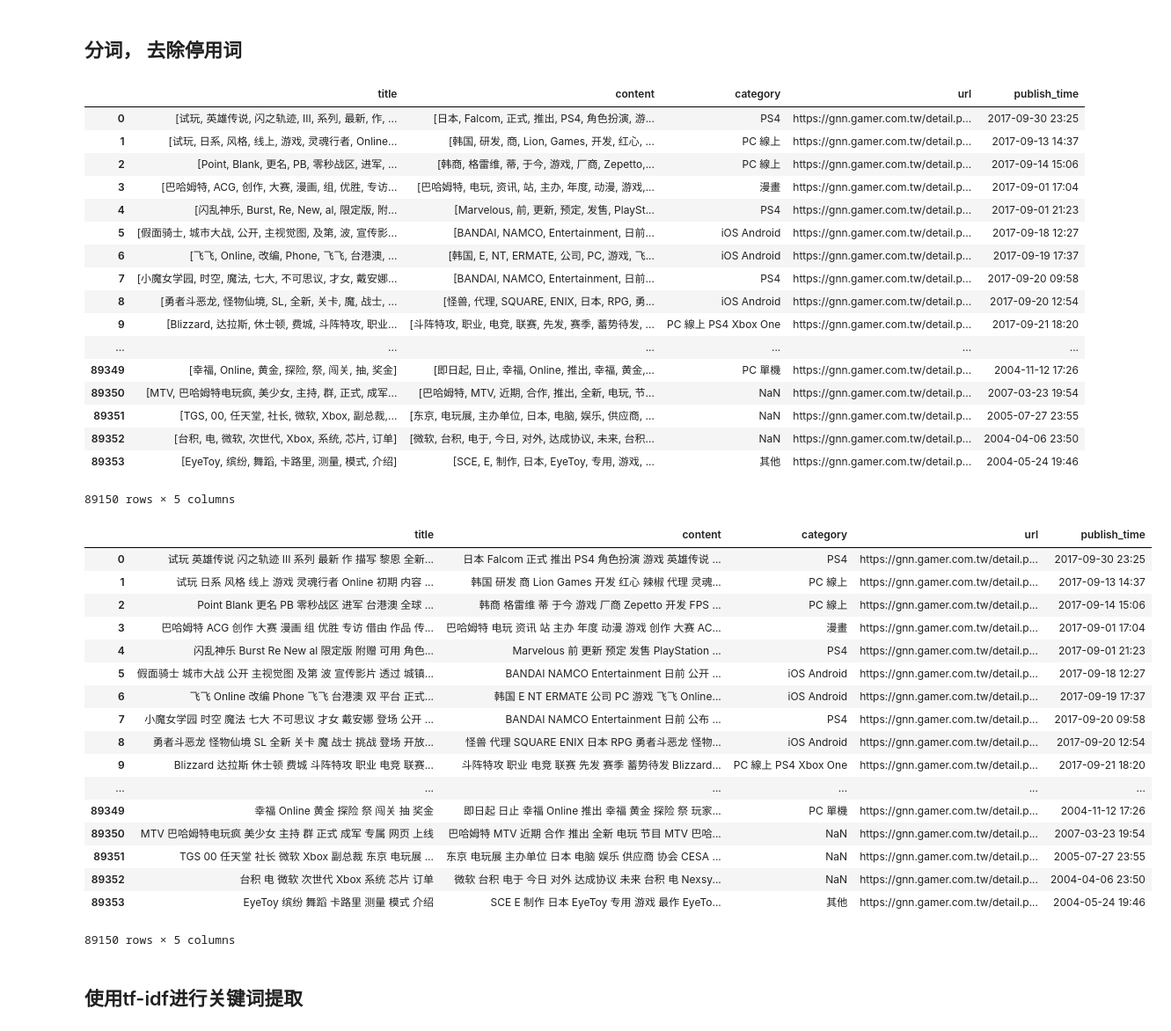
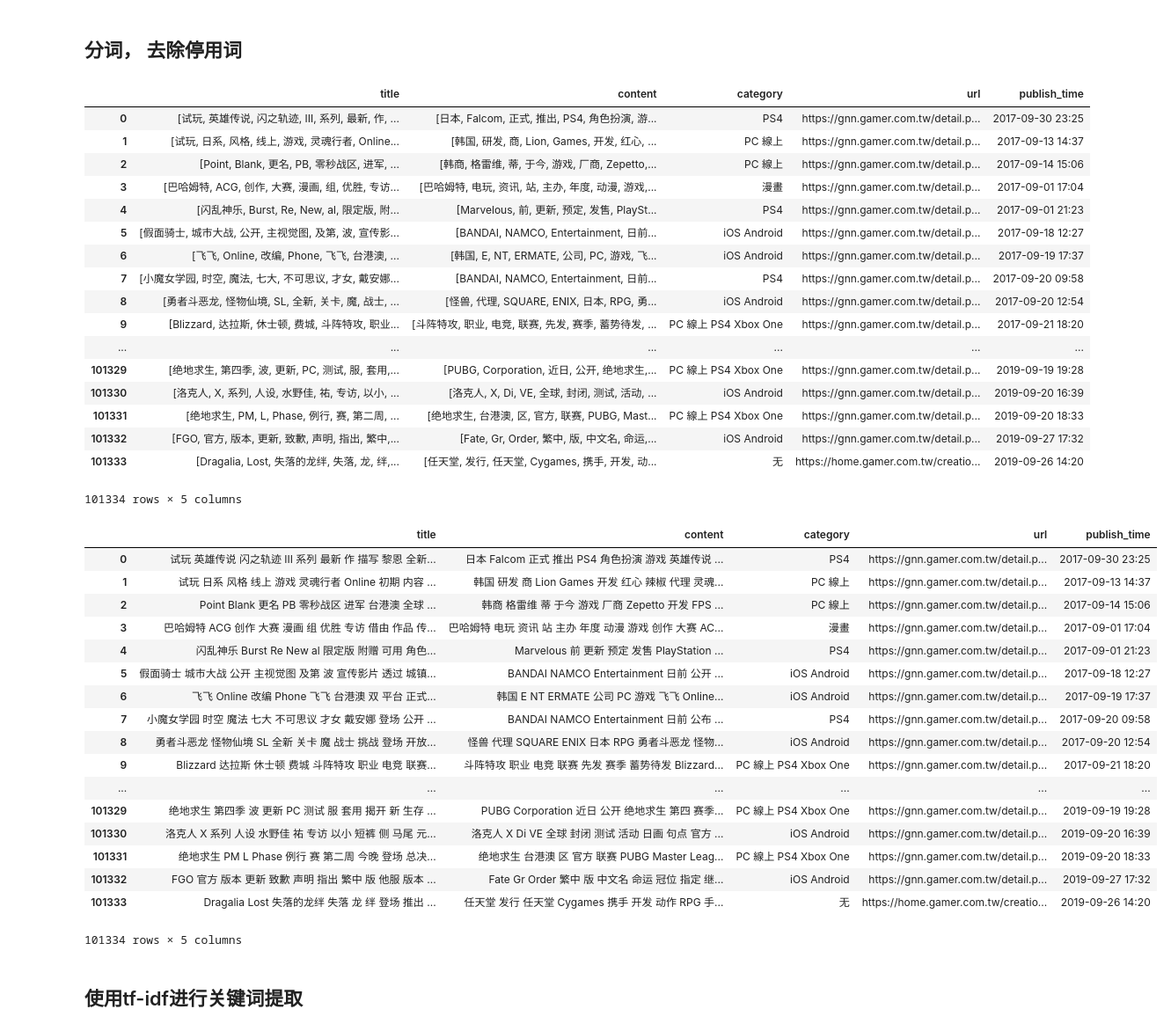
Before and after one commit to game-news/analysis, a Jupyter notebook: gnn_analysis.ipynb, the cells around one changed output. Shown at 88% size. Saved outputs shown, nothing was run; the diff lists cells and outputs as text; code cells hidden in the pictures.

```diff
--- a/gnn_analysis.ipynb
+++ b/gnn_analysis.ipynb
@@ -41,7 +78,7 @@ from sklearn.cluster import KMeans
 # %% [markdown]
 ## 读取并对数据进行初步处理
 # %%
-data = pd.read_csv('~/mnt/gamenews_data/gnn_game.csv', index_col=0)
+data = pd.read_csv('~/mnt/gamenews_data/news_article_202002291304.csv', index_col=0)
 data = data[pd.notnull(data.content)]
 data
 # %% [output]
@@ -74,20 +112,20 @@ publish_time    89150
 dtype: int64
 # %%
 # # 去除文本冗余部分
-# data.content = data.content.str.replace(r'【.*?】', '')
-# data.content = data.content.str.replace('\u3000', '')
-# data.content = data.content.str.replace('\n', '')
-# data.content = data.content.str.replace('\r', '')
-# data.content = data.content.str.replace('\xa0', '')
-# data.content = data.content.str.replace('-', '')
-# data.content = data.content.str.replace('17173新闻采访部', '')
-# data.content = data.content.str.replace(r'/[a-zA-Z]*[:\//\]*[A-Za-z0-9\-_]+\.+[A-Za-z0-9\.\/%&=\?\-_]+/i', '')
-# data.content = data.content.str.strip()
-# data.content = data.content.map(lambda x: convert(str(x), 'zh-cn'))  # 将内容进行简繁体字转换
-# data.title = data.title.map(lambda x: convert(str(x), 'zh-cn')) # 将标题进行简繁体字转换
-# data.to_csv('~/mnt/gamenews_data/temp1.csv')
+data.content = data.content.str.replace(r'【.*?】', '')
+data.content = data.content.str.replace('\u3000', '')
+data.content = data.content.str.replace('\n', '')
+data.content = data.content.str.replace('\r', '')
+data.content = data.content.str.replace('\xa0', '')
+data.content = data.content.str.replace('-', '')
+data.content = data.content.str.replace('17173新闻采访部', '')
+data.content = data.content.str.replace(r'/[a-zA-Z]*[:\//\]*[A-Za-z0-9\-_]+\.+[A-Za-z0-9\.\/%&=\?\-_]+/i', '')
+data.content = data.content.str.strip()
+data.content = data.content.map(lambda x: convert(str(x), 'zh-cn'))  # 将内容进行简繁体字转换
+data.title = data.title.map(lambda x: convert(str(x), 'zh-cn')) # 将标题进行简繁体字转换
+data.to_csv('~/mnt/gamenews_data/temp1.csv')
 
-data = pd.read_csv('~/mnt/gamenews_data/temp1.csv', index_col=0)
+# data = pd.read_csv('~/mnt/gamenews_data/temp1.csv', index_col=0)
 data
 # %% [output]
 |  | title | content | category | url | publish_time |
@@ -213,40 +258,40 @@ cut_words
 | 8 | [勇者斗恶龙, 怪物仙境, SL, 全新, 关卡, 魔, 战士, ... | [怪兽, 代理, SQUARE, ENIX, 日本, RPG, 勇... | iOS Android | https://gnn.gamer.com.tw/detail.p... | 2017-09-20 12:54 |
 | 9 | [Blizzard, 达拉斯, 休士顿, 费城, 斗阵特攻, 职业... | [斗阵特攻, 职业, 电竞, 联赛, 先发, 赛季, 蓄势待发, ... | PC 線上 PS4 Xbox One | https://gnn.gamer.com.tw/detail.p... | 2017-09-21 18:20 |
 | ... | ... | ... | ... | ... | ... |
-| 89349 | [幸福, Online, 黄金, 探险, 祭, 闯关, 抽, 奖金] | [即日起, 日止, 幸福, Online, 推出, 幸福, 黄金,... | PC 單機 | https://gnn.gamer.com.tw/detail.p... | 2004-11-12 17:26 |
-| 89350 | [MTV, 巴哈姆特电玩疯, 美少女, 主持, 群, 正式, 成军... | [巴哈姆特, MTV, 近期, 合作, 推出, 全新, 电玩, 节... | NaN | https://gnn.gamer.com.tw/detail.p... | 2007-03-23 19:54 |
-| 89351 | [TGS, 00, 任天堂, 社长, 微软, Xbox, 副总裁,... | [东京, 电玩展, 主办单位, 日本, 电脑, 娱乐, 供应商, ... | NaN | https://gnn.gamer.com.tw/detail.p... | 2005-07-27 23:55 |
-| 89352 | [台积, 电, 微软, 次世代, Xbox, 系统, 芯片, 订单] | [微软, 台积, 电于, 今日, 对外, 达成协议, 未来, 台积... | NaN | https://gnn.gamer.com.tw/detail.p... | 2004-04-06 23:50 |
-| 89353 | [EyeToy, 缤纷, 舞蹈, 卡路里, 测量, 模式, 介绍] | [SCE, E, 制作, 日本, EyeToy, 专用, 游戏, ... | 其他 | https://gnn.gamer.com.tw/detail.p... | 2004-05-24 19:46 |
+| 101329 | [绝地求生, 第四季, 波, 更新, PC, 测试, 服, 套用,... | [PUBG, Corporation, 近日, 公开, 绝地求生,... | PC 線上 PS4 Xbox One | https://gnn.gamer.com.tw/detail.p... | 2019-09-19 19:28 |
+| 101330 | [洛克人, X, 系列, 人设, 水野佳, 祐, 专访, 以小, ... | [洛克人, X, Di, VE, 全球, 封闭, 测试, 活动, ... | iOS Android | https://gnn.gamer.com.tw/detail.p... | 2019-09-20 16:39 |
+| 101331 | [绝地求生, PM, L, Phase, 例行, 赛, 第二周, ... | [绝地求生, 台港澳, 区, 官方, 联赛, PUBG, Mast... | PC 線上 PS4 Xbox One | https://gnn.gamer.com.tw/detail.p... | 2019-09-20 18:33 |
+| 101332 | [FGO, 官方, 版本, 更新, 致歉, 声明, 指出, 繁中,... | [Fate, Gr, Order, 繁中, 版, 中文名, 命运,... | iOS Android | https://gnn.gamer.com.tw/detail.p... | 2019-09-27 17:32 |
+| 101333 | [Dragalia, Lost, 失落的龙绊, 失落, 龙, 绊,... | [任天堂, 发行, 任天堂, Cygames, 携手, 开发, 动... | 无 | https://home.gamer.com.tw/creatio... | 2019-09-26 14:20 |
-89150 rows × 5 columns
+101334 rows × 5 columns
 # %%
-# cut_words_str = cut_words.copy()
-# cut_words_str['content'] = cut_words_str['content'].map(lambda x: ' '.join(x))
-# cut_words_str['title'] = cut_words_str['title'].map(lambda x: ' '.join(x))
-# cut_words_str.to_csv('~/mnt/gamenews_data/cut_words_str.csv')
+cut_words_str = cut_words.copy()
+cut_words_str['content'] = cut_words_str['content'].map(lambda x: ' '.join(x))
+cut_words_str['title'] = cut_words_str['title'].map(lambda x: ' '.join(x))
+cut_words_str.to_csv('~/mnt/gamenews_data/cut_words_str.csv')
 
 cut_words_str = pd.read_csv('~/mnt/gamenews_data/cut_words_str.csv', index_col=0)
 cut_words_str['content'] = cut_words_str['content'].astype(str)
 cut_words_str
 # %% [output]
 |  | title | content | category | url | publish_time |
 | 0 | 试玩 英雄传说 闪之轨迹 III 系列 最新 作 描写 黎恩 全新... | 日本 Falcom 正式 推出 PS4 角色扮演 游戏 英雄传说 ... | PS4 | https://gnn.gamer.com.tw/detail.p... | 2017-09-30 23:25 |
 | 1 | 试玩 日系 风格 线上 游戏 灵魂行者 Online 初期 内容 ... | 韩国 研发 商 Lion Games 开发 红心 辣椒 代理 灵魂... | PC 線上 | https://gnn.gamer.com.tw/detail.p... | 2017-09-13 14:37 |
 | 2 | Point Blank 更名 PB 零秒战区 进军 台港澳 全球 ... | 韩商 格雷维 蒂 于今 游戏 厂商 Zepetto 开发 FPS ... | PC 線上 | https://gnn.gamer.com.tw/detail.p... | 2017-09-14 15:06 |
 | 3 | 巴哈姆特 ACG 创作 大赛 漫画 组 优胜 专访 借由 作品 传... | 巴哈姆特 电玩 资讯 站 主办 年度 动漫 游戏 创作 大赛 AC... | 漫畫 | https://gnn.gamer.com.tw/detail.p... | 2017-09-01 17:04 |
 | 4 | 闪乱神乐 Burst Re New al 限定版 附赠 可用 角色... | Marvelous 前 更新 预定 发售 PlayStation ... | PS4 | https://gnn.gamer.com.tw/detail.p... | 2017-09-01 21:23 |
 | 5 | 假面骑士 城市大战 公开 主视觉图 及第 波 宣传影片 透过 城镇... | BANDAI NAMCO Entertainment 日前 公开 ... | iOS Android | https://gnn.gamer.com.tw/detail.p... | 2017-09-18 12:27 |
 | 6 | 飞飞 Online 改编 Phone 飞飞 台港澳 双 平台 正式... | 韩国 E NT ERMATE 公司 PC 游戏 飞飞 Online... | iOS Android | https://gnn.gamer.com.tw/detail.p... | 2017-09-19 17:37 |
 | 7 | 小魔女学园 时空 魔法 七大 不可思议 才女 戴安娜 登场 公开 ... | BANDAI NAMCO Entertainment 日前 公布 ... | PS4 | https://gnn.gamer.com.tw/detail.p... | 2017-09-20 09:58 |
 | 8 | 勇者斗恶龙 怪物仙境 SL 全新 关卡 魔 战士 挑战 登场 开放... | 怪兽 代理 SQUARE ENIX 日本 RPG 勇者斗恶龙 怪物... | iOS Android | https://gnn.gamer.com.tw/detail.p... | 2017-09-20 12:54 |
 | 9 | Blizzard 达拉斯 休士顿 费城 斗阵特攻 职业 电竞 联赛... | 斗阵特攻 职业 电竞 联赛 先发 赛季 蓄势待发 Blizzard... | PC 線上 PS4 Xbox One | https://gnn.gamer.com.tw/detail.p... | 2017-09-21 18:20 |
 | ... | ... | ... | ... | ... | ... |
-| 89349 | 幸福 Online 黄金 探险 祭 闯关 抽 奖金 | 即日起 日止 幸福 Online 推出 幸福 黄金 探险 祭 玩家... | PC 單機 | https://gnn.gamer.com.tw/detail.p... | 2004-11-12 17:26 |
-| 89350 | MTV 巴哈姆特电玩疯 美少女 主持 群 正式 成军 专属 网页 上线 | 巴哈姆特 MTV 近期 合作 推出 全新 电玩 节目 MTV 巴哈... | NaN | https://gnn.gamer.com.tw/detail.p... | 2007-03-23 19:54 |
-| 89351 | TGS 00 任天堂 社长 微软 Xbox 副总裁 东京 电玩展 ... | 东京 电玩展 主办单位 日本 电脑 娱乐 供应商 协会 CESA ... | NaN | https://gnn.gamer.com.tw/detail.p... | 2005-07-27 23:55 |
-| 89352 | 台积 电 微软 次世代 Xbox 系统 芯片 订单 | 微软 台积 电于 今日 对外 达成协议 未来 台积 电 Nexsy... | NaN | https://gnn.gamer.com.tw/detail.p... | 2004-04-06 23:50 |
-| 89353 | EyeToy 缤纷 舞蹈 卡路里 测量 模式 介绍 | SCE E 制作 日本 EyeToy 专用 游戏 最作 EyeTo... | 其他 | https://gnn.gamer.com.tw/detail.p... | 2004-05-24 19:46 |
+| 101329 | 绝地求生 第四季 波 更新 PC 测试 服 套用 揭开 新 生存 ... | PUBG Corporation 近日 公开 绝地求生 第四 赛季... | PC 線上 PS4 Xbox One | https://gnn.gamer.com.tw/detail.p... | 2019-09-19 19:28 |
+| 101330 | 洛克人 X 系列 人设 水野佳 祐 专访 以小 短裤 侧 马尾 元... | 洛克人 X Di VE 全球 封闭 测试 活动 日画 句点 官方 ... | iOS Android | https://gnn.gamer.com.tw/detail.p... | 2019-09-20 16:39 |
+| 101331 | 绝地求生 PM L Phase 例行 赛 第二周 今晚 登场 总决... | 绝地求生 台港澳 区 官方 联赛 PUBG Master Leag... | PC 線上 PS4 Xbox One | https://gnn.gamer.com.tw/detail.p... | 2019-09-20 18:33 |
+| 101332 | FGO 官方 版本 更新 致歉 声明 指出 繁中 版 他服 版本 ... | Fate Gr Order 繁中 版 中文名 命运 冠位 指定 继... | iOS Android | https://gnn.gamer.com.tw/detail.p... | 2019-09-27 17:32 |
+| 101333 | Dragalia Lost 失落的龙绊 失落 龙 绊 登场 推出 ... | 任天堂 发行 任天堂 Cygames 携手 开发 动作 RPG 手... | 无 | https://home.gamer.com.tw/creatio... | 2019-09-26 14:20 |
-89150 rows × 5 columns
+101334 rows × 5 columns
 # %% [markdown]
 ## 使用tf-idf进行关键词提取
 # %%
```
Also changed, not shown: parts of 13 cells of this notebook, 1 other file.
